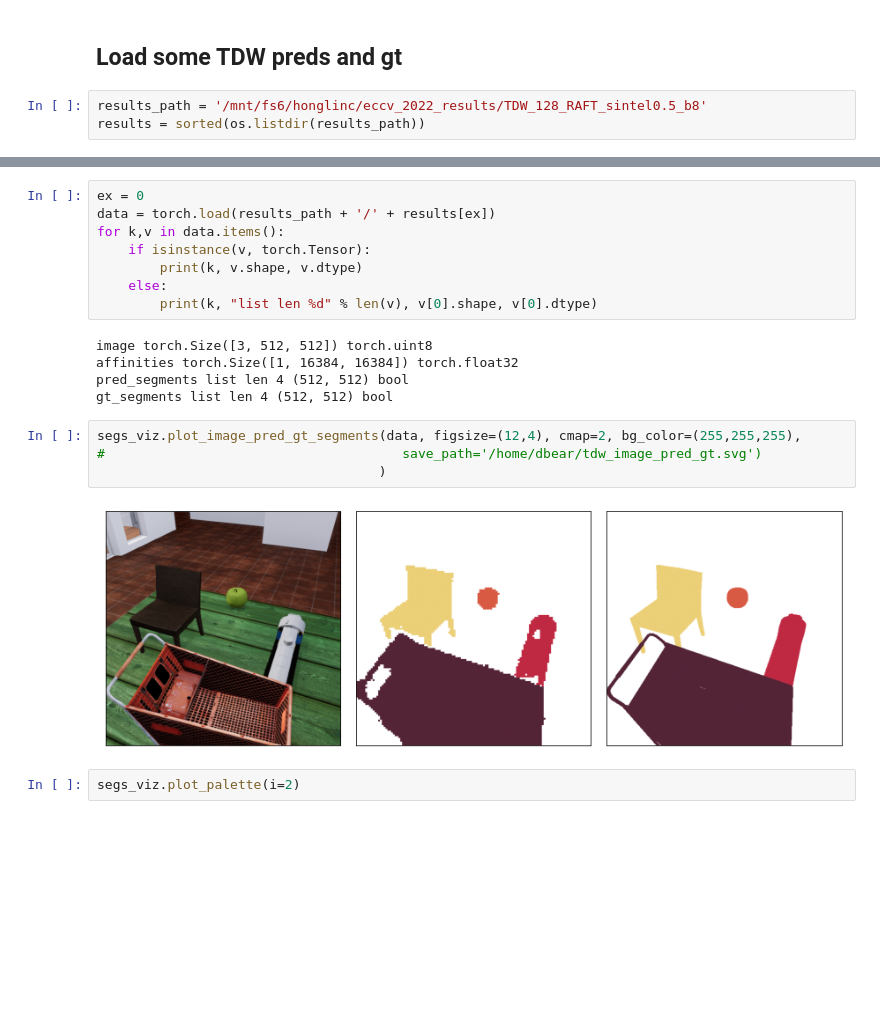
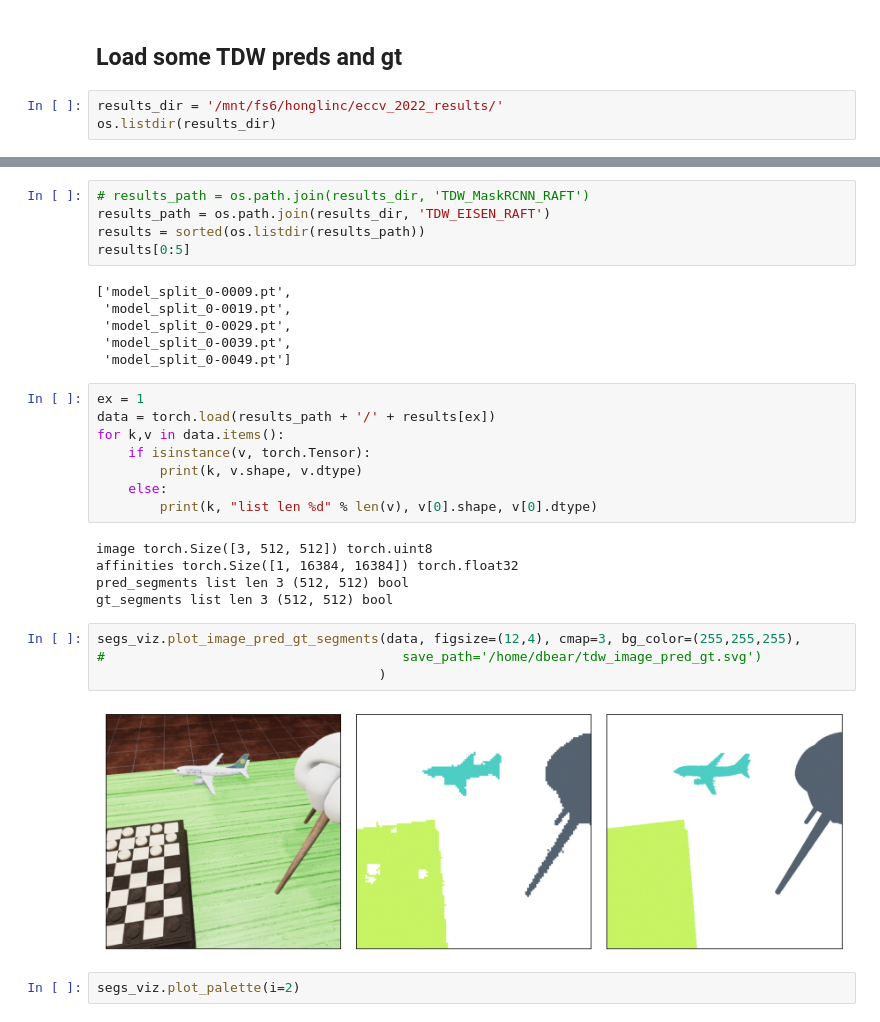
Before and after one commit to neuroailab/RAFT, a Jupyter notebook: notebooks/ECCV22_Figures_db030422.ipynb, the cells around one changed output, grey strips where cells are left out. Saved outputs shown, nothing was run; the diff lists cells and outputs as text; blank space fills up the shorter version.

Commit message:
model comparison plots

```diff
--- a/notebooks/ECCV22_Figures_db030422.ipynb
+++ b/notebooks/ECCV22_Figures_db030422.ipynb
@@ -49,5 +49,5 @@ def downsample_affinities(affs, size, downsample_factor=2):
 # %% [markdown]
 ## Load some TDW preds and gt
 # %%
-results_path = '/mnt/fs6/honglinc/eccv_2022_results/TDW_128_RAFT_sintel0.5_b8'
-results = sorted(os.listdir(results_path))
+results_dir = '/mnt/fs6/honglinc/eccv_2022_results/'
+os.listdir(results_dir)
@@ -54,5 +62,16 @@ results = sorted(os.listdir(results_path))
+# %%
+# results_path = os.path.join(results_dir, 'TDW_MaskRCNN_RAFT')
+results_path = os.path.join(results_dir, 'TDW_EISEN_RAFT')
+results = sorted(os.listdir(results_path))
+results[0:5]
+# %% [output]
+['model_split_0-0009.pt',
+ 'model_split_0-0019.pt',
+ 'model_split_0-0029.pt',
+ 'model_split_0-0039.pt',
+ 'model_split_0-0049.pt']
 # %%
-ex = 0
+ex = 1
 data = torch.load(results_path + '/' + results[ex])
 for k,v in data.items():
     if isinstance(v, torch.Tensor):
@@ -62,14 +81,14 @@ for k,v in data.items():
 # %% [output]
 image torch.Size([3, 512, 512]) torch.uint8
 affinities torch.Size([1, 16384, 16384]) torch.float32
-pred_segments list len 4 (512, 512) bool
-gt_segments list len 4 (512, 512) bool
+pred_segments list len 3 (512, 512) bool
+gt_segments list len 3 (512, 512) bool
 # %%
-segs_viz.plot_image_pred_gt_segments(data, figsize=(12,4), cmap=2, bg_color=(255,255,255),
+segs_viz.plot_image_pred_gt_segments(data, figsize=(12,4), cmap=3, bg_color=(255,255,255),
 #                                      save_path='/home/dbear/tdw_image_pred_gt.svg')
                                     )
 # %% [output]
-[figure, old version]
+[figure, new version]
 # %%
 segs_viz.plot_palette(i=2)
 # %% [output]
```
Also changed, not shown: parts of 5 cells of this notebook, 1 other file.
